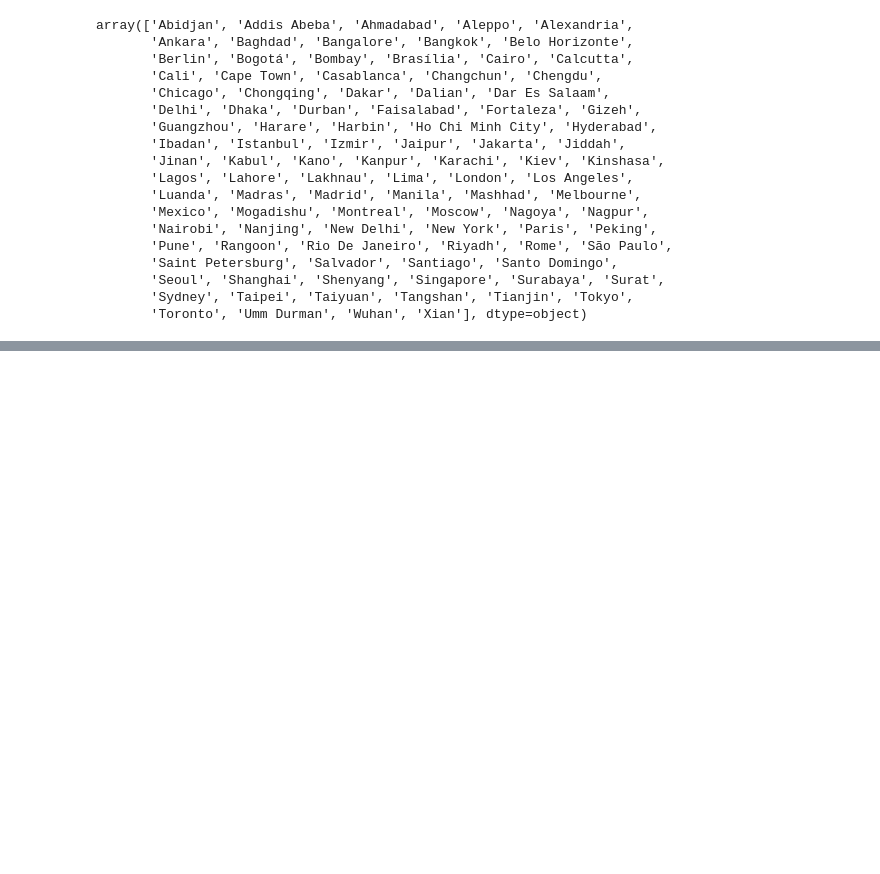
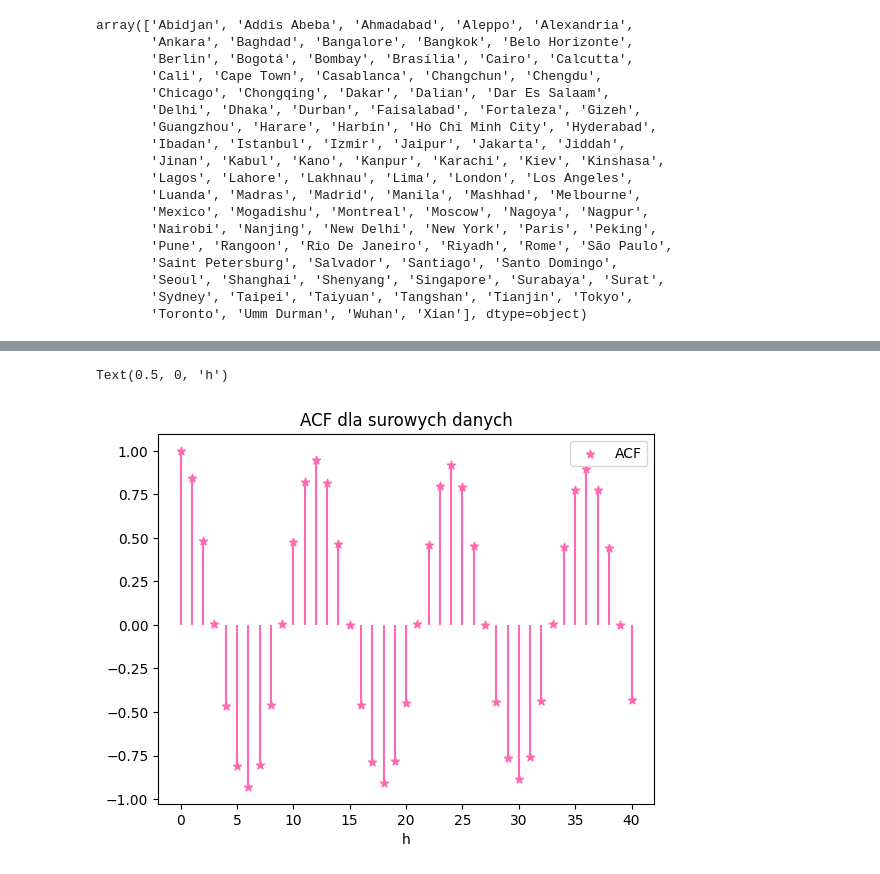
Before and after one commit to MariaNowacka/raport_kaszcz, a Jupyter notebook: sprawko.ipynb, the cells around one changed output, grey strips where cells are left out. Saved outputs shown, nothing was run; the diff lists cells and outputs as text; code cells hidden in the pictures; blank space fills up the shorter version.

```diff
--- a/sprawko.ipynb
+++ b/sprawko.ipynb
@@ -220,0 +84,12 @@ fit_sin(np.arange(480), X_star)['period'], fit_sin(t, X_star)['period'],
+# %%
+hs1 = np.arange(41)
+acf_, confint = acf(np.array(al), nlags=40, alpha=0.05)
+# c1, c2 = np.array([p[0] for p in confint]), np.array([p[1] for p in confint])
+# plt.fill_between(hs1, c1, c2, color = 'darkseagreen')
+plt.vlines(x=hs1, ymin=0, ymax=acf_, color = 'hotpink')
+plt.scatter(hs1, acf_, marker = '*', color = 'hotpink', label = "ACF")
+plt.title('ACF dla surowych danych'); plt.legend(loc = 'best')
+plt.xlabel('h')
+# %% [output]
+Text(0.5, 0, 'h')
+[figure, added]
```
Also changed, not shown: parts of 81 cells of this notebook, 23 other files.
